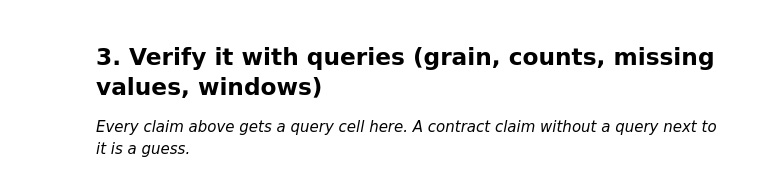
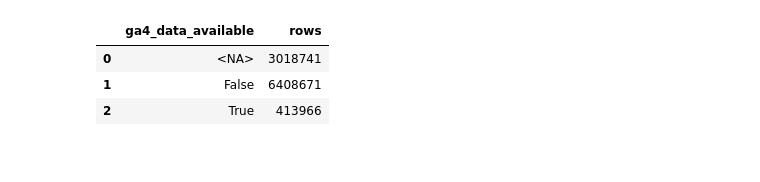
Before and after one commit to HashamHassan-01/flyrank-ml-internship-hasham, a Jupyter notebook: work/notebooks/w03_data_contract.ipynb, the cells around one changed output. Saved outputs shown, nothing was run; the diff lists cells and outputs as text; code cells hidden in the pictures.

```diff
--- a/work/notebooks/w03_data_contract.ipynb
+++ b/work/notebooks/w03_data_contract.ipynb
@@ -20,7 +259,17 @@ This skeleton is yours to fill. Work the sections **in order** — each one has
 # %%
 # This cell is for CODE (numbers, a query, a check).
 # Write your text answer in the cell ABOVE this one — typing sentences here breaks Run All.
+
+con.sql(f"""
+SELECT
+    ga4_data_available,
+    COUNT(*) AS rows
+FROM {TABLES['fact_daily']}
+WHERE month='2026-03'
+GROUP BY ga4_data_available
+""").df()
+# %% [output]
+|  | ga4_data_available | rows |
+| 0 | <NA> | 3018741 |
+| 1 | False | 6408671 |
+| 2 | True | 413966 |
-# %% [markdown]
-## 3. Verify it with queries (grain, counts, missing values, windows)
-
-*Every claim above gets a query cell here. A contract claim without a query next to it is a guess.*
```
Also changed, not shown: parts of 21 cells of this notebook.
